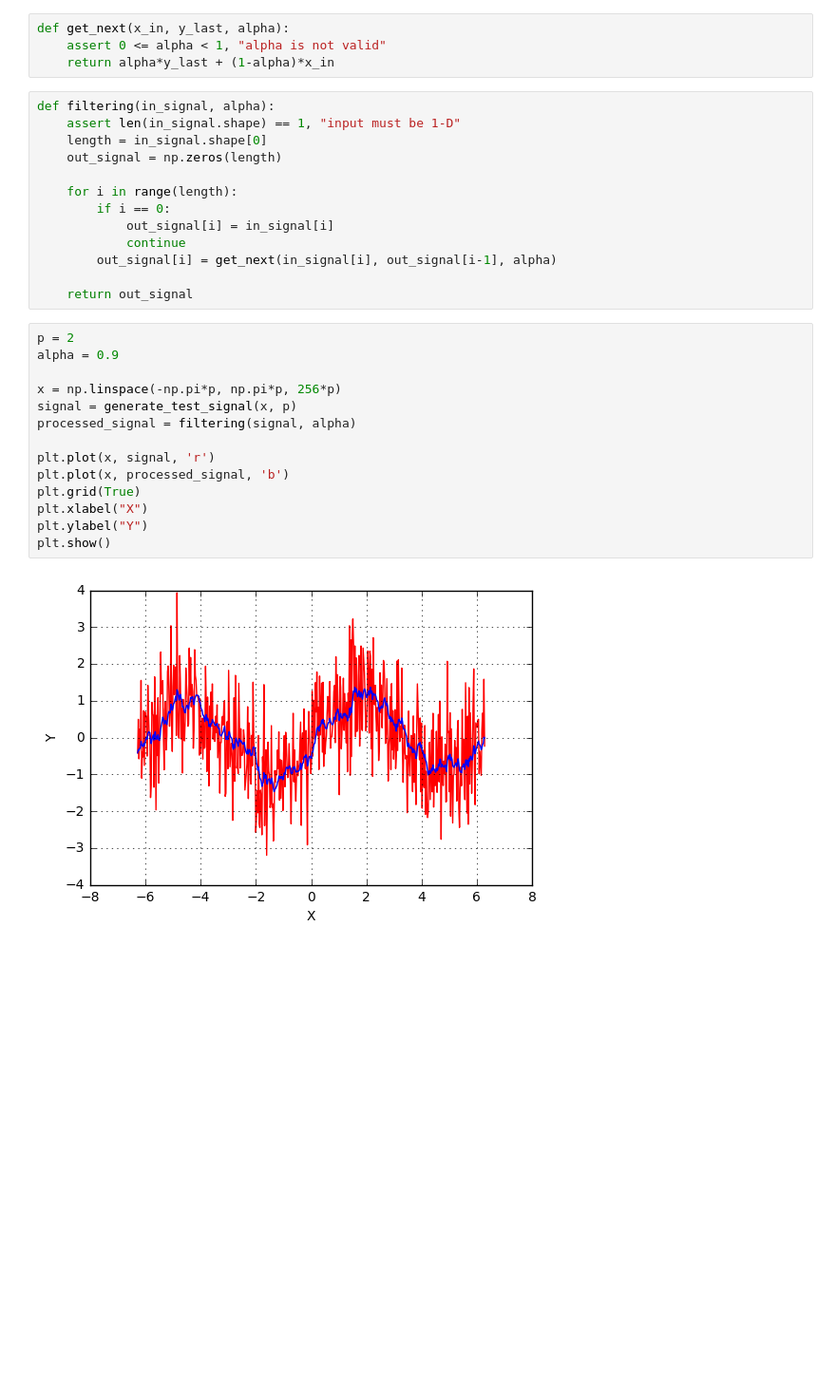
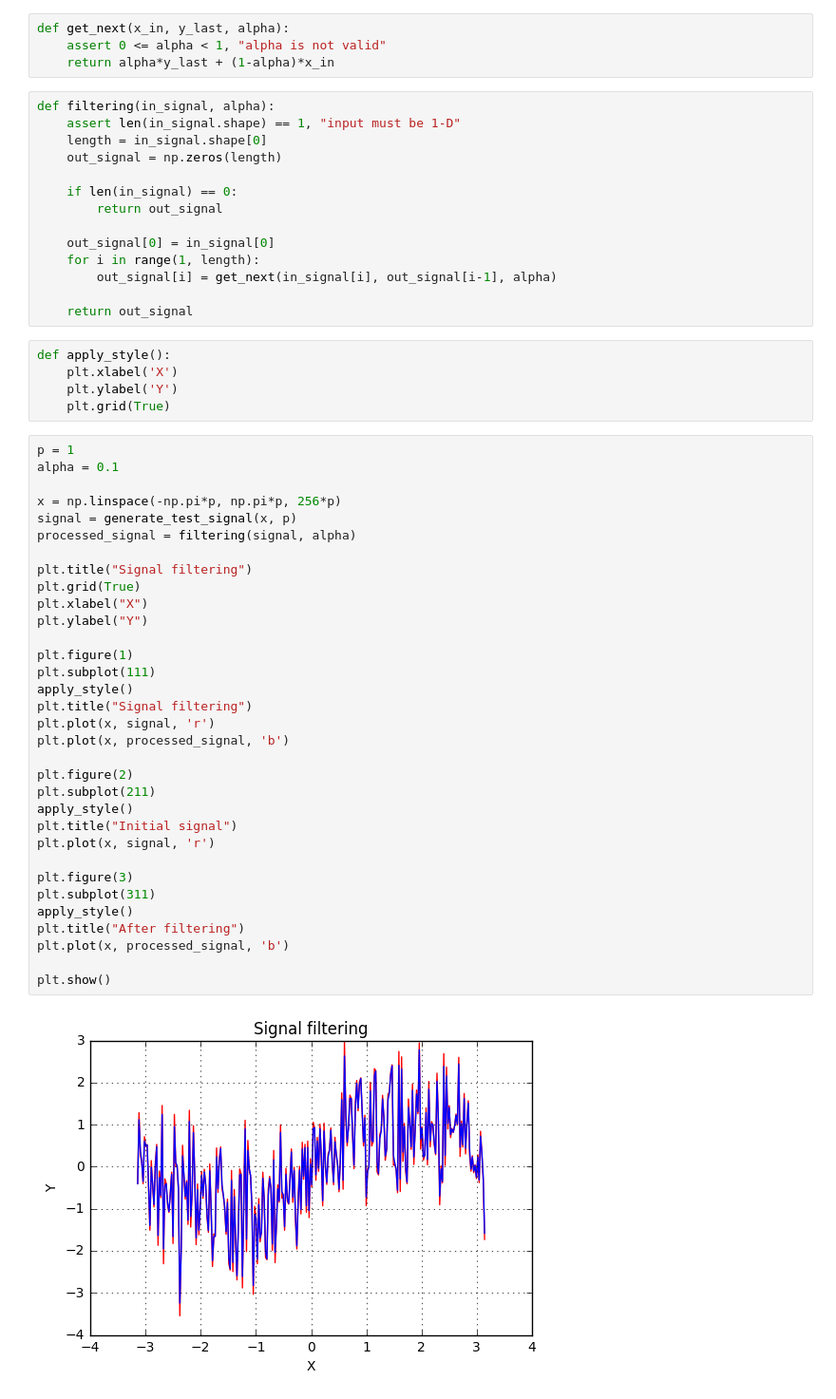
Before and after one commit to Ananaskelly/stt, a Jupyter notebook: task_2/main.ipynb, the cells around one changed output. Shown at 95% size. Saved outputs shown, nothing was run; the diff lists cells and outputs as text; blank space fills up the shorter version.

```diff
--- a/task_2/main.ipynb
+++ b/task_2/main.ipynb
@@ -16,26 +16,51 @@ def filtering(in_signal, alpha):
     length = in_signal.shape[0]
     out_signal = np.zeros(length)
 
-    for i in range(length):
-        if i == 0:
-            out_signal[i] = in_signal[i]
-            continue
+    if len(in_signal) == 0:
+        return out_signal
+
+    out_signal[0] = in_signal[0]
+    for i in range(1, length):
         out_signal[i] = get_next(in_signal[i], out_signal[i-1], alpha)
 
     return out_signal
+# %%
+def apply_style():
+    plt.xlabel('X')
+    plt.ylabel('Y')
+    plt.grid(True)
 # %%
-p = 2
-alpha = 0.9
+p = 1
+alpha = 0.1
 
 x = np.linspace(-np.pi*p, np.pi*p, 256*p)
 signal = generate_test_signal(x, p)
 processed_signal = filtering(signal, alpha)
 
-plt.plot(x, signal, 'r')
-plt.plot(x, processed_signal, 'b')
+plt.title("Signal filtering")
 plt.grid(True)
 plt.xlabel("X")
 plt.ylabel("Y")
+
+plt.figure(1)
+plt.subplot(111)
+apply_style()
+plt.title("Signal filtering")
+plt.plot(x, signal, 'r')
+plt.plot(x, processed_signal, 'b')
+
+plt.figure(2)
+plt.subplot(211)
+apply_style()
+plt.title("Initial signal")
+plt.plot(x, signal, 'r')
+
+plt.figure(3)
+plt.subplot(311)
+apply_style()
+plt.title("After filtering")
+plt.plot(x, processed_signal, 'b')
+
 plt.show()
 # %% [output]
-[figure, old version]
+[figure, new version]
```
Also changed, not shown: parts of 1 cell of this notebook, 2 other files.
